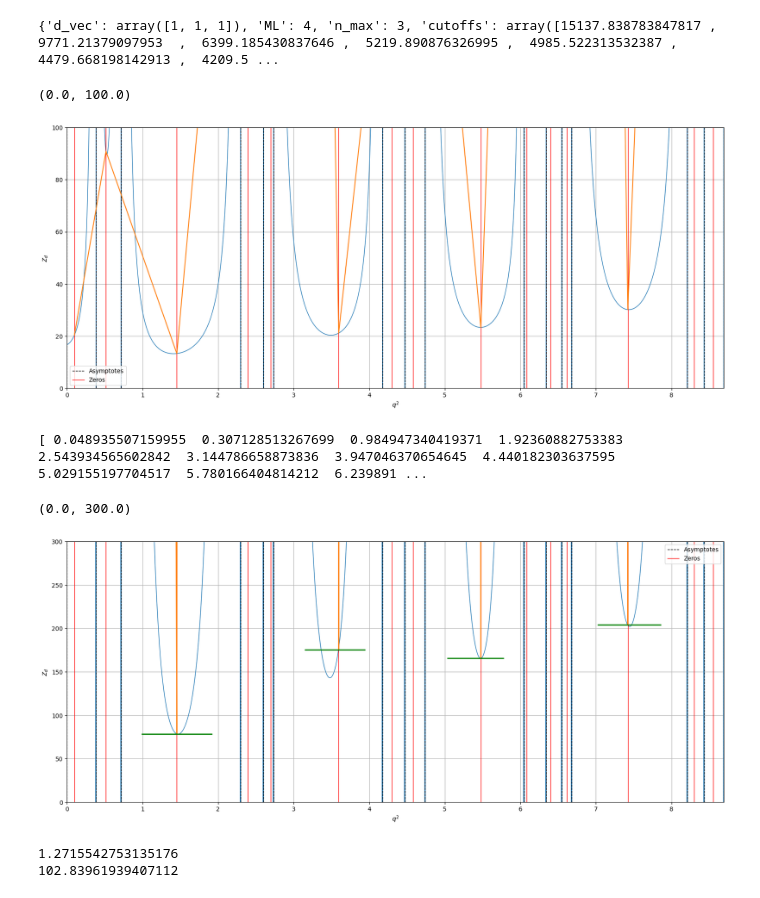
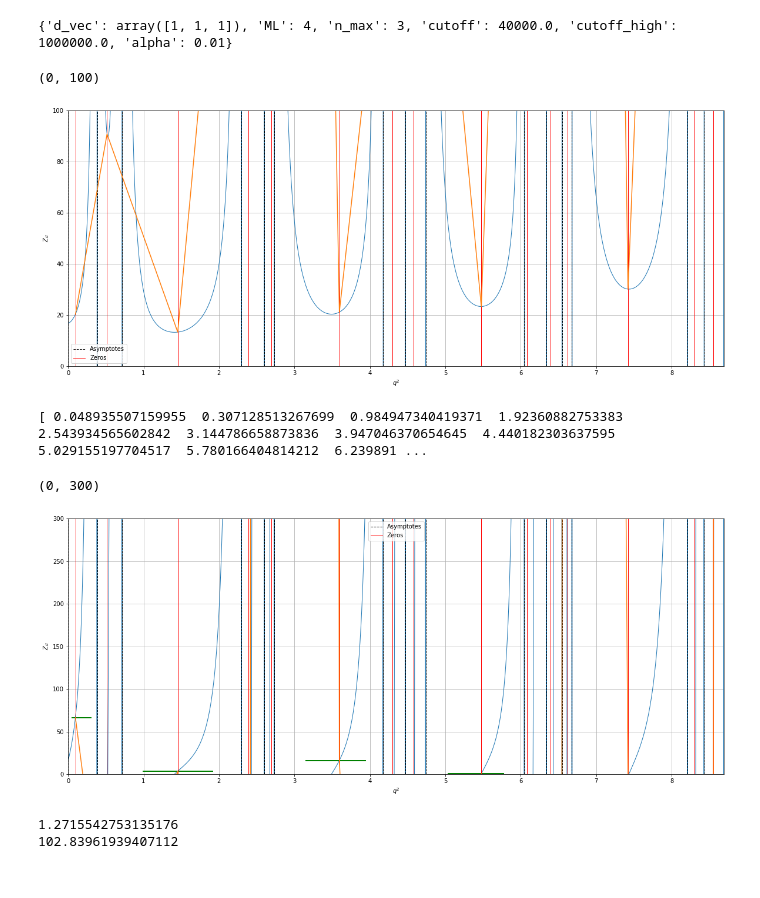
Before and after one commit to rc33051/MPhys-Code, a Jupyter notebook: Workbook_20_March.ipynb, the cells around one changed output. Cells and saved outputs as stored; diff of their text form; code cells hidden in the pictures.

```diff
--- a/Workbook_20_March.ipynb
+++ b/Workbook_20_March.ipynb
@@ -13,6 +13,17 @@ def load_last_npz(directory, file_name):
     counter -= 1
     print(f"Loading {filename.format(counter)}")
     return np.load(filename.format(counter), allow_pickle=True)
+# %%
+def derivative_location(d_vec, ML):
+    d_vec = np.array(d_vec)
+    directory = "derivatives/ML_{}/".format(ML)
+    folder_name = "d_" + str(d_vec).replace(" ", "").replace("[", "").replace("]", "")
+    file_name = "data"
+    base_path = os.path.join(directory,folder_name)
+    #path_full = f"{base_path}_{{}}.npz"
+
+
+    return base_path
 # %%
 d_vec = np.array([1,1,1])
 ML = 4
@@ -23,7 +34,7 @@ Loading derivatives/ML_4/d_111/data_3.npz
 # %%
 print(data["metadata"])
 # %% [output]
-{'d_vec': array([1, 1, 1]), 'ML': 4, 'n_max': 3, 'cutoffs': array([15137.838783847817 ,  9771.21379097953  ,  6399.185430837646 ,  5219.890876326995 ,  4985.522313532387 ,  4479.668198142913 ,  4209.5 ...
+{'d_vec': array([1, 1, 1]), 'ML': 4, 'n_max': 3, 'cutoff': 40000.0, 'cutoff_high': 1000000.0, 'alpha': 0.01}
 # %%
 derivatives = data["dervatives"]
 # %%
@@ -58,42 +69,42 @@ plot_nice(N1_x, N1_y, asymptotes[0:16], zeros)
 plt.plot(zeros,derivatives[:,0] )
 plt.ylim(0,100)
 # %% [output]
-(0.0, 100.0)
+(0, 100)
-[figure, old version]
+[figure, new version]
 # %%
 plt.figure(figsize=(20,8))
 
 
-plot_nice(N3_x, N3_y, asymptotes[0:16], zeros)
-plt.plot(zeros,derivatives[:,2] )
+plot_nice(N2_x, N2_y, asymptotes[0:16], zeros)
+plt.plot(zeros,derivatives[:,1] )
 
 
 hranges = np.append(0,zeros)
 min_hranges = hranges[:-1]
 max_hranges = hranges[1:]
 
 hranges = (max_hranges + min_hranges)/2
 #hranges = np.append(0,hranges)
 
 hranges = np.append(hranges, zeros[-1])
 print(hranges)
 max_hranges = hranges[1:]
 min_hranges = hranges[:-1]
 
 
 for i in range(len(derivatives[:,0])):
-    plt.hlines(derivatives[i,2], min_hranges[i], max_hranges[i], colors="green",linewidth=2)
+    plt.hlines(derivatives[i,1], min_hranges[i], max_hranges[i], colors="green",linewidth=2)
 
 
 
 
 
 
 plt.ylim(-0,300)
 # %% [output]
 [ 0.048935507159955  0.307128513267699  0.984947340419371  1.92360882753383   2.543934565602842  3.144786658873836  3.947046370654645  4.440182303637595  5.029155197704517  5.780166404814212  6.239891 ...
-(0.0, 300.0)
+(0, 300)
-[figure, old version]
+[figure, new version]
 # %%
 from gab_large_cutoff import g_ab_parallel as g
 from tqdm import tqdm
```
Also changed, not shown: parts of 1 cell of this notebook, 4 other files.
